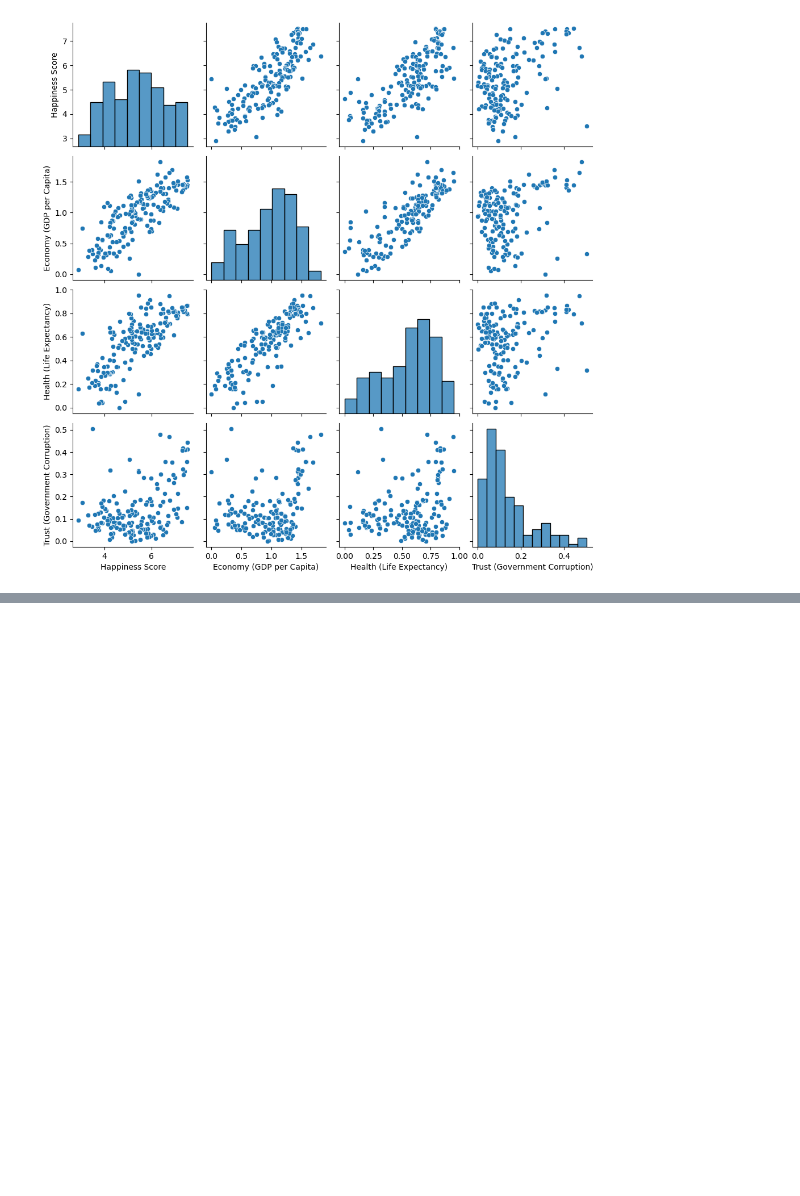
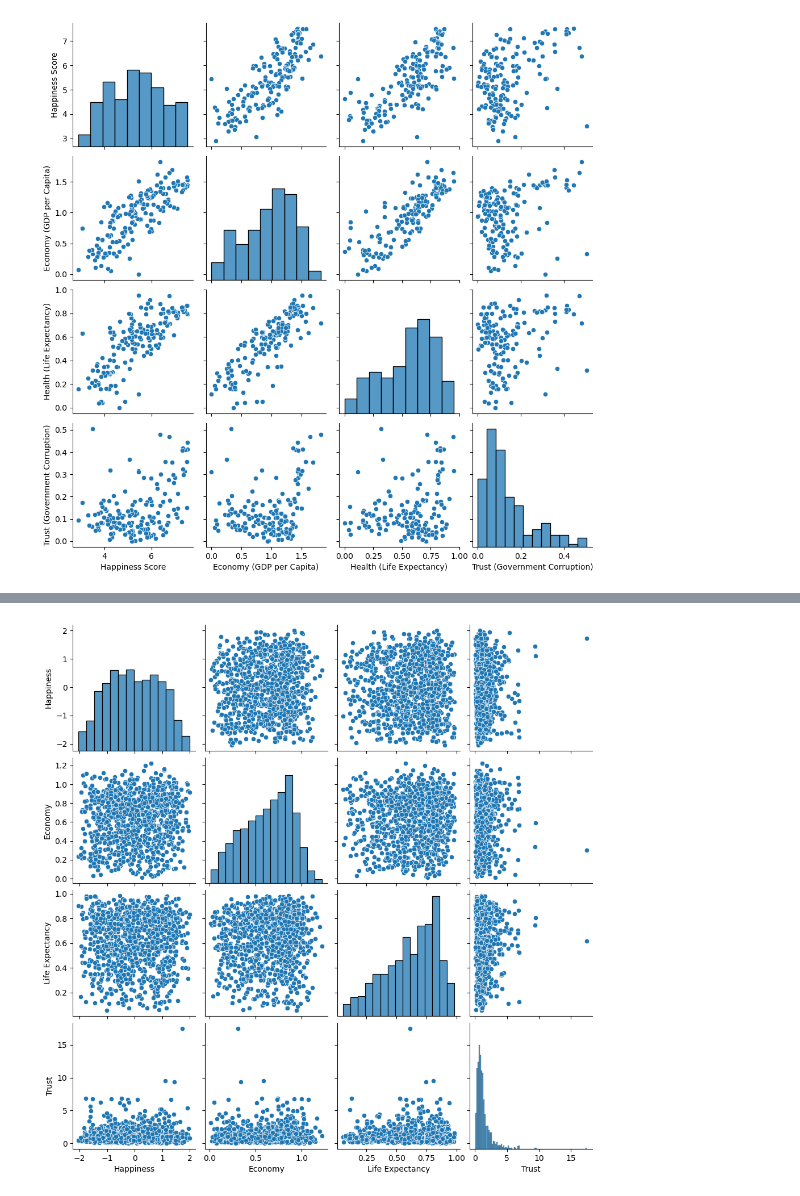
Before and after one commit to tomdbrophy/prog_data_analysis_assessment_1, a Jupyter notebook: project_1.ipynb, the cells around one changed output, grey strips where cells are left out. Drawn from its saved outputs; the diff is of its cells as text; code cells hidden in the pictures; blank space fills up the shorter version.

```diff
--- a/project_1.ipynb
+++ b/project_1.ipynb
@@ -74,0 +113,6 @@ InvalidIndexError: (slice(None, None, None), [2])
+# %%
+
+rng_health = scipy.stats.triang.rvs(c=0.8429646382298399,size = 1000)
+rng_economy = scipy.stats.burr.rvs(c=21.026008731248215,d=0.07966113333826673,size=1000)
+rng_happiness = scipy.stats.tukeylambda.rvs(0.4871656296581484,size = 1000)
+rng_trust = scipy.stats.fisk.rvs(c=2.3311825021009334, size = 1000)
@@ -74,0 +179,7 @@ InvalidIndexError: (slice(None, None, None), [2])
+# %%
+df2 = pd.DataFrame({'Happiness': rng_happiness, 'Economy': rng_economy, 'Life Expectancy': rng_health, 'Trust': rng_trust})
+# %%
+sns_plot = sns.pairplot(df2)
+plt.savefig('df2.png')
+# %% [output]
+[figure, added]
```
Also changed, not shown: parts of 17 cells of this notebook.
